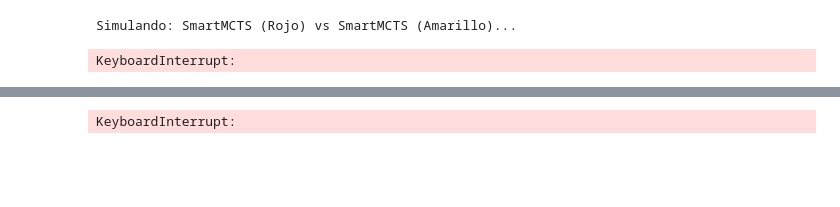
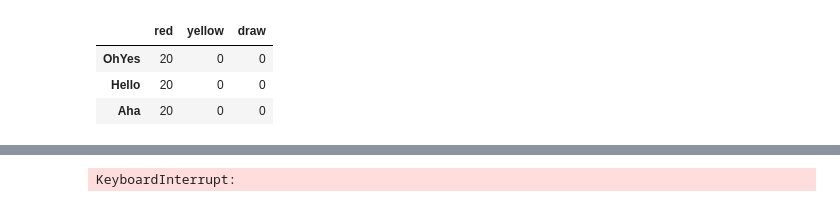
Before and after one commit to 1JuL/ai_fundamentals_fp, a Jupyter notebook: tournament/compares.ipynb, the cells around one changed output, grey strips where cells are left out. Drawn from its saved outputs; the diff is of its cells as text; code cells hidden in the pictures; blank space fills up the shorter version.

```diff
--- a/tournament/compares.ipynb
+++ b/tournament/compares.ipynb
@@ -60,30 +62,29 @@ def evaluate(red_policy_class, yellow_policy_class, n_games=5, desc=None):
 
     return results
 # %%
-policies = {
-    "SmartMCTS": SmartMCTS,
-    "Claimeven": ClaimEvenPolicy,
-    "Allis": AllisPolicy,
-    "Minimax": MinimaxPolicy,
+from tqdm import tqdm
+import pandas as pd
+
+random_groups = {
     "OhYes": OhYes,
     "Hello": Hello,
     "Aha": Aha
 }
 
-results_matrix = {}
+results_smart_vs_random = {}
 
-with tqdm(total=5, desc="Simulaciones totales") as pbar:
-    for nameA, polA in policies.items():
-        for nameB, polB in policies.items():
-            print(f"Simulando: {nameA} (Rojo) vs {nameB} (Amarillo)...")
-            results = evaluate(polA, polB, n_games=6)
-            results_matrix[(nameA, nameB)] = results
+total_matchups = len(random_groups)
+with tqdm(total=total_matchups, desc="SmartMCTS vs Random Groups") as pbar:
+    for gname, gpol in random_groups.items():
+        matchup_desc = f"SmartMCTS (Rojo) vs {gname} (Amarillo)"
+        res = evaluate(SmartMCTS, gpol, n_games=20, desc=matchup_desc)
+        results_smart_vs_random[gname] = res
+        pbar.update(1)
 
-            matchup_desc = f"{nameA} (Rojo) vs {nameB} (Amarillo)"
-            results = evaluate(polA, polB, n_games=6, desc=matchup_desc)
-            results_matrix[(nameA, nameB)] = results
-
-            pbar.update(1)
+df_smart_vs_random = pd.DataFrame(results_smart_vs_random).T
+df_smart_vs_random
 # %% [output]
-Simulando: SmartMCTS (Rojo) vs SmartMCTS (Amarillo)...
-KeyboardInterrupt:
+|  | red | yellow | draw |
+| OhYes | 20 | 0 | 0 |
+| Hello | 20 | 0 | 0 |
+| Aha | 20 | 0 | 0 |
```
Also changed, not shown: parts of 6 cells of this notebook.
